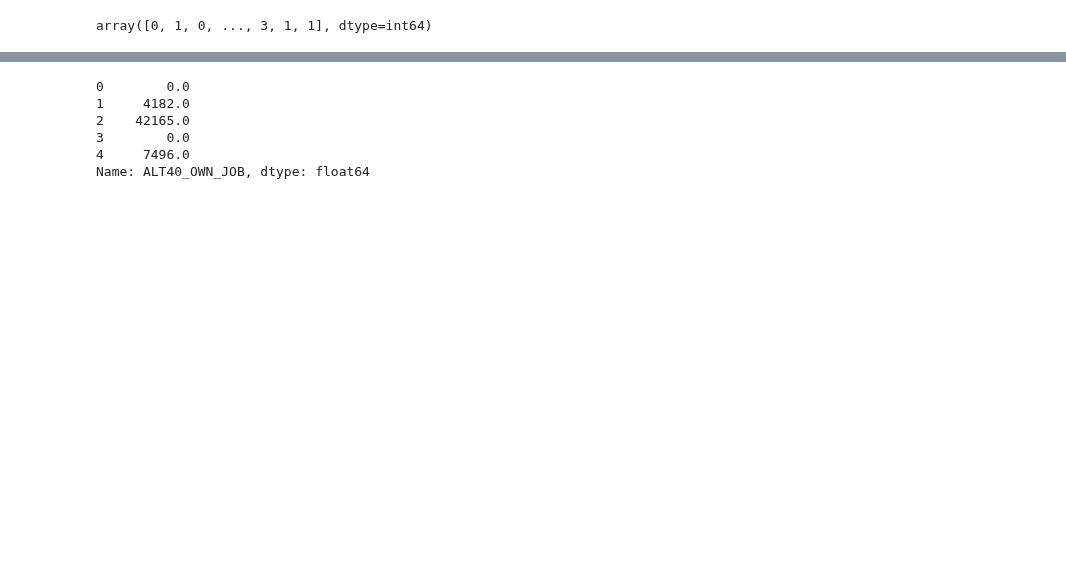
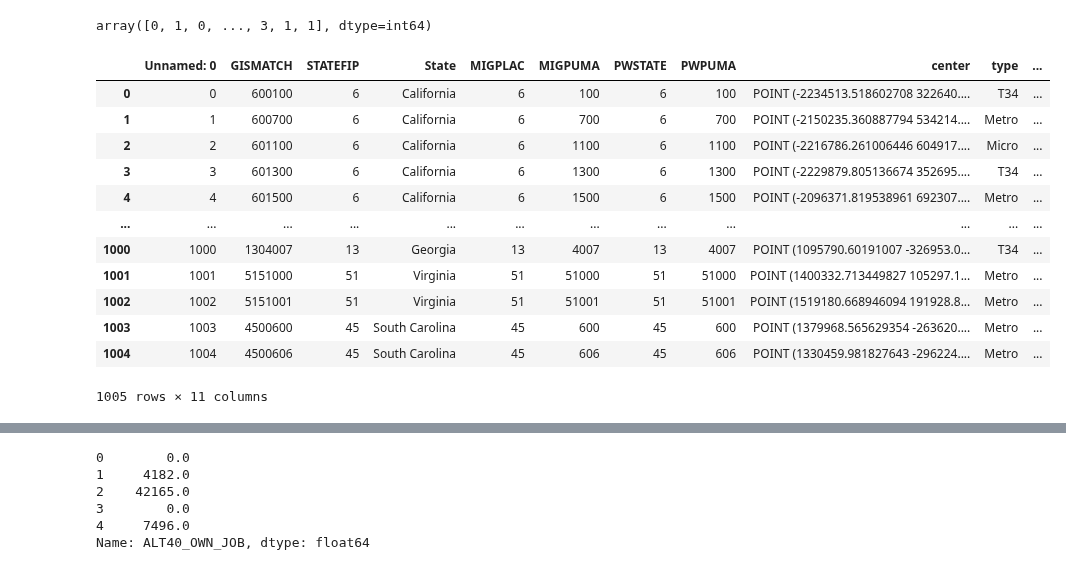
Before and after one commit to yianzhang14/us-migration-modeling, a Jupyter notebook: data_cleanup.ipynb, the cells around one changed output, grey strips where cells are left out. Drawn from its saved outputs; the diff is of its cells as text; code cells hidden in the pictures; blank space fills up the shorter version.

```diff
--- a/data_cleanup.ipynb
+++ b/data_cleanup.ipynb
@@ -669,3 +669,20 @@ migpuma_cbsa.loc[df_final["ORIGIN"], "type_num"].values
 array([0, 1, 0, ..., 3, 1, 1], dtype=int64)
 # %%
 df_final["TYPE_ORIG"] = migpuma_cbsa.loc[df_final["ORIGIN"], "type_num"].values
+# %%
+migpuma_cbsa = pd.read_csv('data/migpuma_density.csv')
+migpuma_cbsa
+# %% [output]
+|  | Unnamed: 0 | GISMATCH | STATEFIP | State | MIGPLAC | MIGPUMA | PWSTATE | PWPUMA | center | type | ... |
+| 0 | 0 | 600100 | 6 | California | 6 | 100 | 6 | 100 | POINT (-2234513.518602708 322640.... | T34 | ... |
+| 1 | 1 | 600700 | 6 | California | 6 | 700 | 6 | 700 | POINT (-2150235.360887794 534214.... | Metro | ... |
+| 2 | 2 | 601100 | 6 | California | 6 | 1100 | 6 | 1100 | POINT (-2216786.261006446 604917.... | Micro | ... |
+| 3 | 3 | 601300 | 6 | California | 6 | 1300 | 6 | 1300 | POINT (-2229879.805136674 352695.... | T34 | ... |
+| 4 | 4 | 601500 | 6 | California | 6 | 1500 | 6 | 1500 | POINT (-2096371.819538961 692307.... | Metro | ... |
+| ... | ... | ... | ... | ... | ... | ... | ... | ... | ... | ... | ... |
+| 1000 | 1000 | 1304007 | 13 | Georgia | 13 | 4007 | 13 | 4007 | POINT (1095790.60191007 -326953.0... | T34 | ... |
+| 1001 | 1001 | 5151000 | 51 | Virginia | 51 | 51000 | 51 | 51000 | POINT (1400332.713449827 105297.1... | Metro | ... |
+| 1002 | 1002 | 5151001 | 51 | Virginia | 51 | 51001 | 51 | 51001 | POINT (1519180.668946094 191928.8... | Metro | ... |
+| 1003 | 1003 | 4500600 | 45 | South Carolina | 45 | 600 | 45 | 600 | POINT (1379968.565629354 -263620.... | Metro | ... |
+| 1004 | 1004 | 4500606 | 45 | South Carolina | 45 | 606 | 45 | 606 | POINT (1330459.981827643 -296224.... | Metro | ... |
+1005 rows × 11 columns
```
Also changed, not shown: parts of 10 cells of this notebook, 47 other files.
